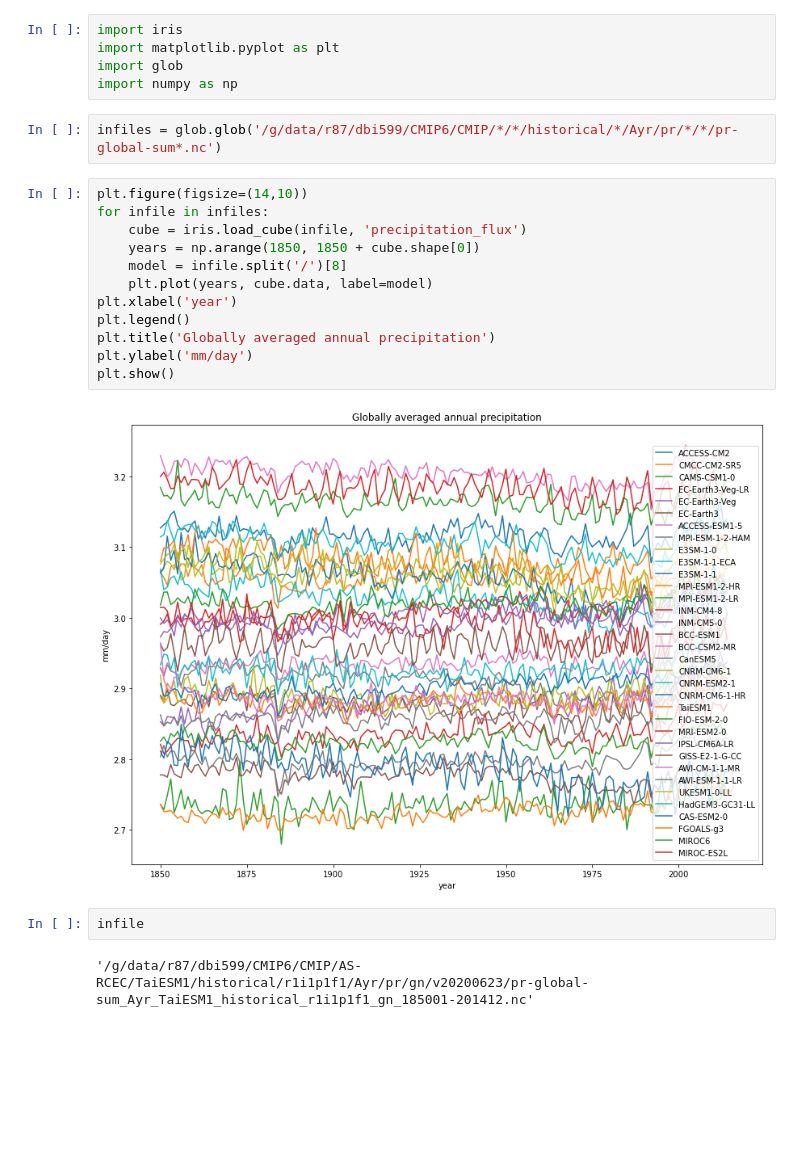
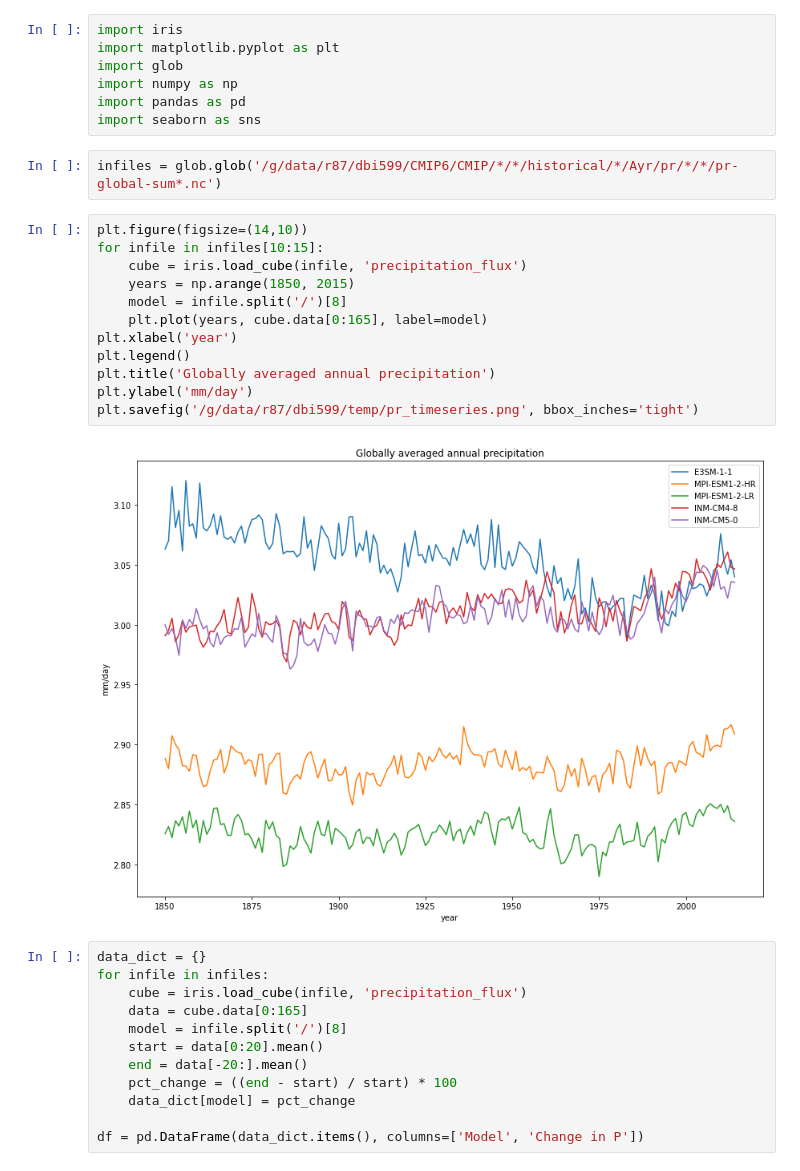
Before and after one commit to DamienIrving/ocean-analysis, a Jupyter notebook: workflows/global_precip.ipynb, the cells around one changed output. Drawn from its saved outputs; the diff is of its cells as text; blank space fills up the shorter version.

```diff
--- a/workflows/global_precip.ipynb
+++ b/workflows/global_precip.ipynb
@@ -3,23 +3,33 @@ import iris
 import matplotlib.pyplot as plt
 import glob
 import numpy as np
+import pandas as pd
+import seaborn as sns
 # %%
 infiles = glob.glob('/g/data/r87/dbi599/CMIP6/CMIP/*/*/historical/*/Ayr/pr/*/*/pr-global-sum*.nc')
 # %%
 plt.figure(figsize=(14,10))
-for infile in infiles:
+for infile in infiles[10:15]:
     cube = iris.load_cube(infile, 'precipitation_flux')
-    years = np.arange(1850, 1850 + cube.shape[0])
+    years = np.arange(1850, 2015)
     model = infile.split('/')[8]
-    plt.plot(years, cube.data, label=model)
+    plt.plot(years, cube.data[0:165], label=model)
 plt.xlabel('year')
 plt.legend()
 plt.title('Globally averaged annual precipitation')
 plt.ylabel('mm/day')
-plt.show()
+plt.savefig('/g/data/r87/dbi599/temp/pr_timeseries.png', bbox_inches='tight')
 # %% [output]
-[figure, old version]
+[figure, new version]
-# %%
-infile
-# %% [output]
-'/g/data/r87/dbi599/CMIP6/CMIP/AS-RCEC/TaiESM1/historical/r1i1p1f1/Ayr/pr/gn/v20200623/pr-global-sum_Ayr_TaiESM1_historical_r1i1p1f1_gn_185001-201412.nc'
+# %%
+data_dict = {}
+for infile in infiles:
+    cube = iris.load_cube(infile, 'precipitation_flux')
+    data = cube.data[0:165]
+    model = infile.split('/')[8]
+    start = data[0:20].mean()
+    end = data[-20:].mean()
+    pct_change = ((end - start) / start) * 100
+    data_dict[model] = pct_change
+
+df = pd.DataFrame(data_dict.items(), columns=['Model', 'Change in P'])
```
Also changed, not shown: parts of 2 cells of this notebook.
